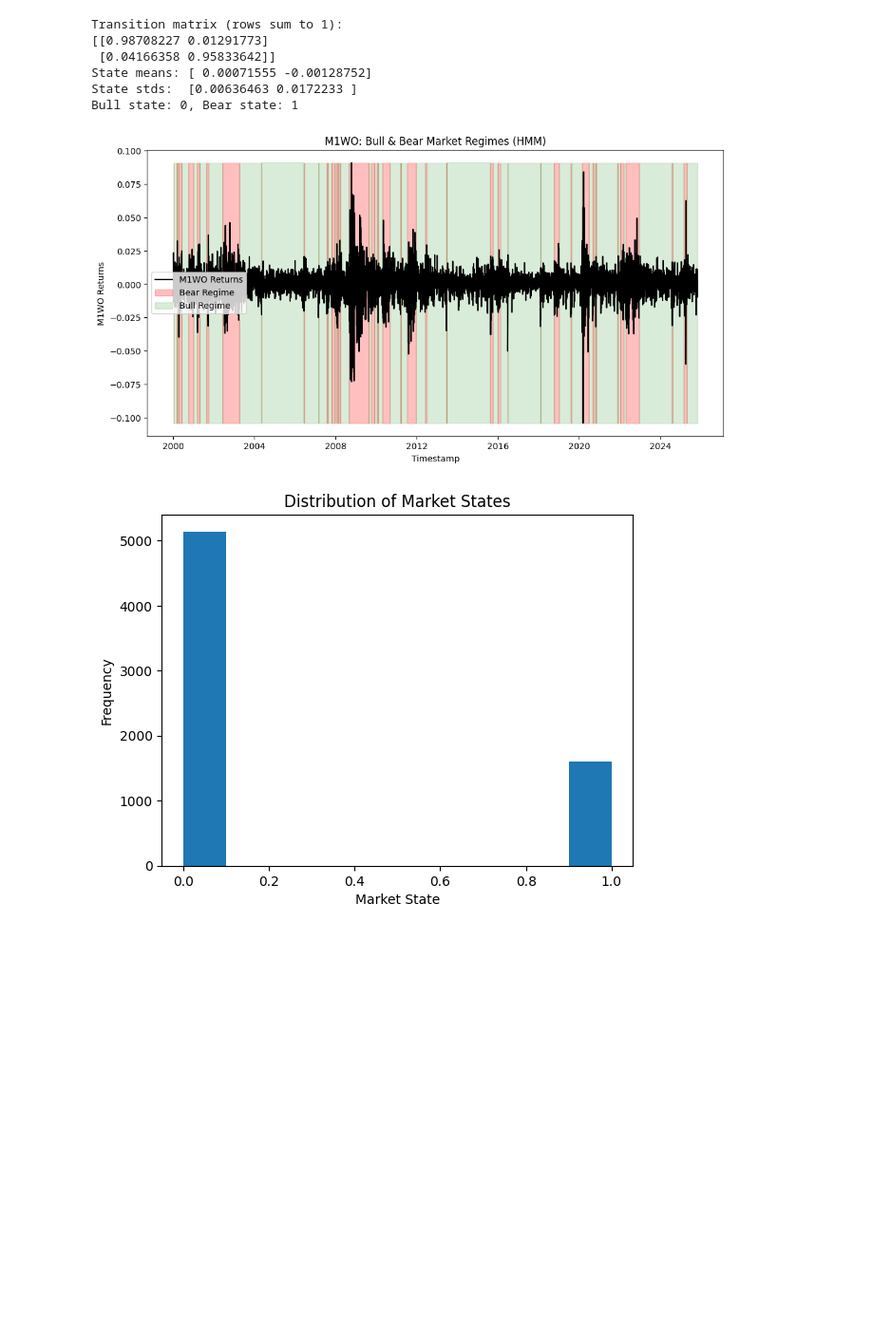
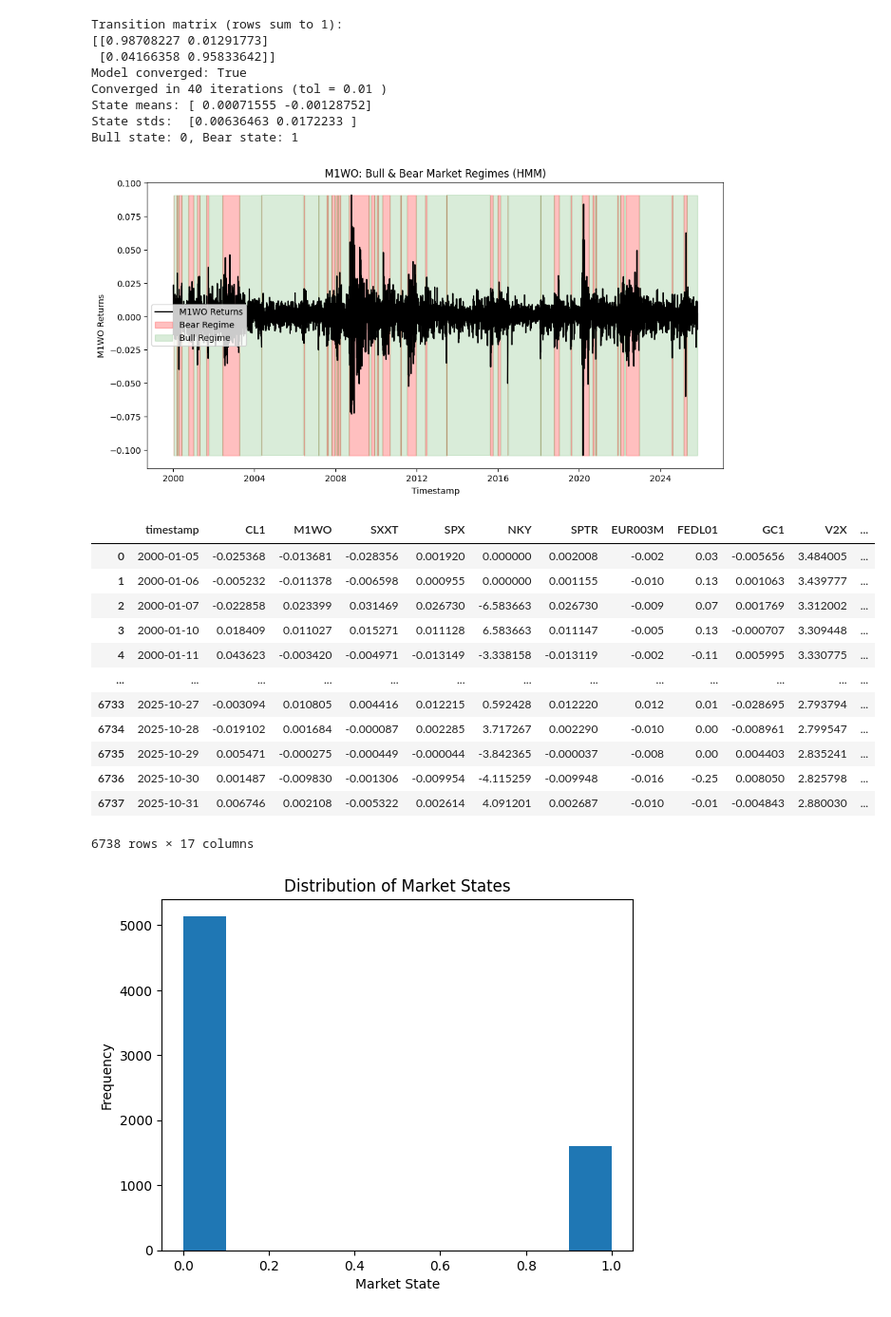
Before and after one commit to KiliTili/Masterarbeit, a Jupyter notebook: Notebooks/Benchmark/modelling_classficiation_msci.ipynb, the cells around one changed output. Shown: that part at 95% size. Drawn from its saved outputs; the diff is of its cells as text; code cells hidden in the pictures; blank space fills up the shorter version.

```diff
--- a/Notebooks/Benchmark/modelling_classficiation_msci.ipynb
+++ b/Notebooks/Benchmark/modelling_classficiation_msci.ipynb
@@ -11,15 +11,33 @@ import numpy as np
 import pandas as pd
 # Example
 # %%
-df = dp.create_classification_data()
+df = dp.create_classification_data(quiet=False)
 # %% [output]
 Transition matrix (rows sum to 1):
 [[0.98708227 0.01291773]
  [0.04166358 0.95833642]]
+Model converged: True
+Converged in 40 iterations (tol = 0.01 )
 State means: [ 0.00071555 -0.00128752]
 State stds:  [0.00636463 0.0172233 ]
 Bull state: 0, Bear state: 1
 [figure]
+# %%
+df
+# %% [output]
+|  | timestamp | CL1 | M1WO | SXXT | SPX | NKY | SPTR | EUR003M | FEDL01 | GC1 | V2X | ... |
+| 0 | 2000-01-05 | -0.025368 | -0.013681 | -0.028356 | 0.001920 | 0.000000 | 0.002008 | -0.002 | 0.03 | -0.005656 | 3.484005 | ... |
+| 1 | 2000-01-06 | -0.005232 | -0.011378 | -0.006598 | 0.000955 | 0.000000 | 0.001155 | -0.010 | 0.13 | 0.001063 | 3.439777 | ... |
+| 2 | 2000-01-07 | -0.022858 | 0.023399 | 0.031469 | 0.026730 | -6.583663 | 0.026730 | -0.009 | 0.07 | 0.001769 | 3.312002 | ... |
+| 3 | 2000-01-10 | 0.018409 | 0.011027 | 0.015271 | 0.011128 | 6.583663 | 0.011147 | -0.005 | 0.13 | -0.000707 | 3.309448 | ... |
+| 4 | 2000-01-11 | 0.043623 | -0.003420 | -0.004971 | -0.013149 | -3.338158 | -0.013119 | -0.002 | -0.11 | 0.005995 | 3.330775 | ... |
+| ... | ... | ... | ... | ... | ... | ... | ... | ... | ... | ... | ... | ... |
+| 6733 | 2025-10-27 | -0.003094 | 0.010805 | 0.004416 | 0.012215 | 0.592428 | 0.012220 | 0.012 | 0.01 | -0.028695 | 2.793794 | ... |
+| 6734 | 2025-10-28 | -0.019102 | 0.001684 | -0.000087 | 0.002285 | 3.717267 | 0.002290 | -0.010 | 0.00 | -0.008961 | 2.799547 | ... |
+| 6735 | 2025-10-29 | 0.005471 | -0.000275 | -0.000449 | -0.000044 | -3.842365 | -0.000037 | -0.008 | 0.00 | 0.004403 | 2.835241 | ... |
+| 6736 | 2025-10-30 | 0.001487 | -0.009830 | -0.001306 | -0.009954 | -4.115259 | -0.009948 | -0.016 | -0.25 | 0.008050 | 2.825798 | ... |
+| 6737 | 2025-10-31 | 0.006746 | 0.002108 | -0.005322 | 0.002614 | 4.091201 | 0.002687 | -0.010 | -0.01 | -0.004843 | 2.880030 | ... |
+6738 rows × 17 columns
 # %%
 # def downsample_to_monthly(df):
 #     df = df.copy()
```
Also changed, not shown: parts of 8 cells of this notebook, 7 other files.
